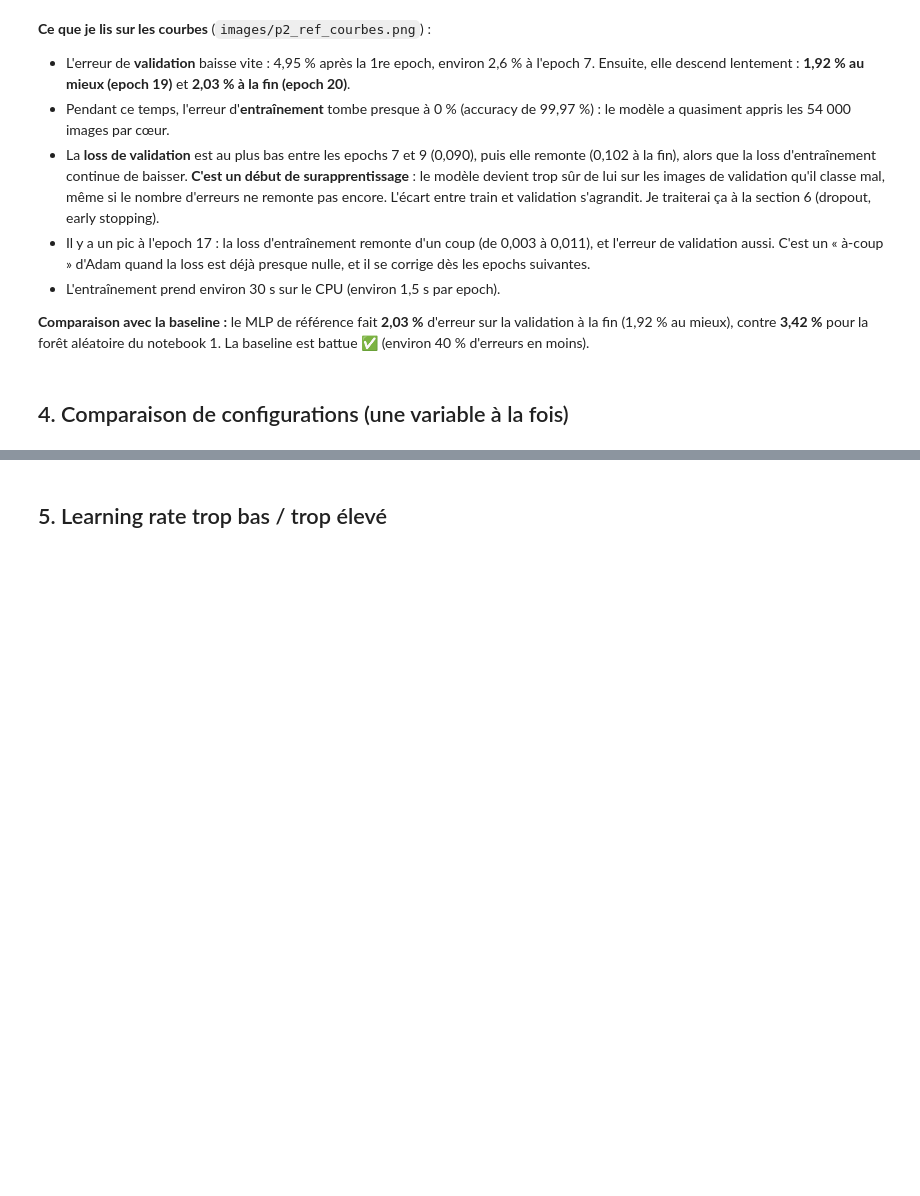
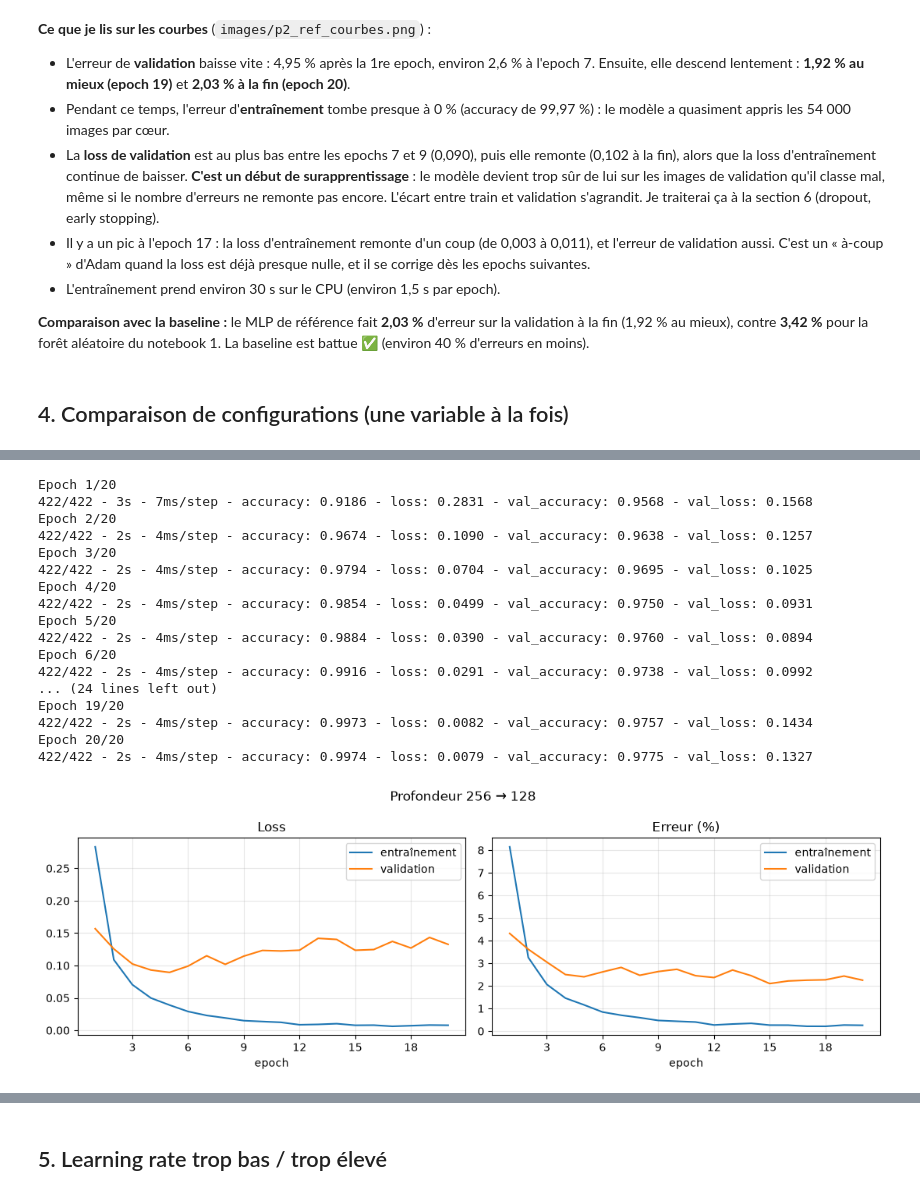
Before and after one commit to TheGoatLucien/handwritten_digits, a Jupyter notebook: notebooks/02_mlp.ipynb, the cells around one changed output, grey strips where cells are left out. Cells and saved outputs as stored; diff of their text form; code cells hidden in the pictures; blank space fills up the shorter version.

```diff
--- a/notebooks/02_mlp.ipynb
+++ b/notebooks/02_mlp.ipynb
@@ -144,0 +179,32 @@ pd.DataFrame(resultats)
+# %%
+# Essai 2 : PROFONDEUR -> deux couches cachées 256 puis 128
+model_deux_couches, hist_deux_couches = run(
+    "Profondeur 256 → 128",
+    creer_modele=lambda: build_mlp(hidden=(256, 128)),
+    optimizer=keras.optimizers.Adam(learning_rate=1e-3),
+    donnees=donnees,
+    resultats=resultats,
+    batch_size=128,
+    epochs=20,
+    changement="profondeur : 2 couches cachées (256 → 128)",
+    save="../images/p2_profondeur_256_128.png",
+)
+# %% [output]
+Epoch 1/20
+422/422 - 3s - 7ms/step - accuracy: 0.9186 - loss: 0.2831 - val_accuracy: 0.9568 - val_loss: 0.1568
+Epoch 2/20
+422/422 - 2s - 4ms/step - accuracy: 0.9674 - loss: 0.1090 - val_accuracy: 0.9638 - val_loss: 0.1257
+Epoch 3/20
+422/422 - 2s - 4ms/step - accuracy: 0.9794 - loss: 0.0704 - val_accuracy: 0.9695 - val_loss: 0.1025
+Epoch 4/20
+422/422 - 2s - 4ms/step - accuracy: 0.9854 - loss: 0.0499 - val_accuracy: 0.9750 - val_loss: 0.0931
+Epoch 5/20
+422/422 - 2s - 4ms/step - accuracy: 0.9884 - loss: 0.0390 - val_accuracy: 0.9760 - val_loss: 0.0894
+Epoch 6/20
+422/422 - 2s - 4ms/step - accuracy: 0.9916 - loss: 0.0291 - val_accuracy: 0.9738 - val_loss: 0.0992
+... (24 lines left out)
+Epoch 19/20
+422/422 - 2s - 4ms/step - accuracy: 0.9973 - loss: 0.0082 - val_accuracy: 0.9757 - val_loss: 0.1434
+Epoch 20/20
+422/422 - 2s - 4ms/step - accuracy: 0.9974 - loss: 0.0079 - val_accuracy: 0.9775 - val_loss: 0.1327
+[figure, added]
```
Also changed, not shown: parts of 14 cells of this notebook, 7 other files.
